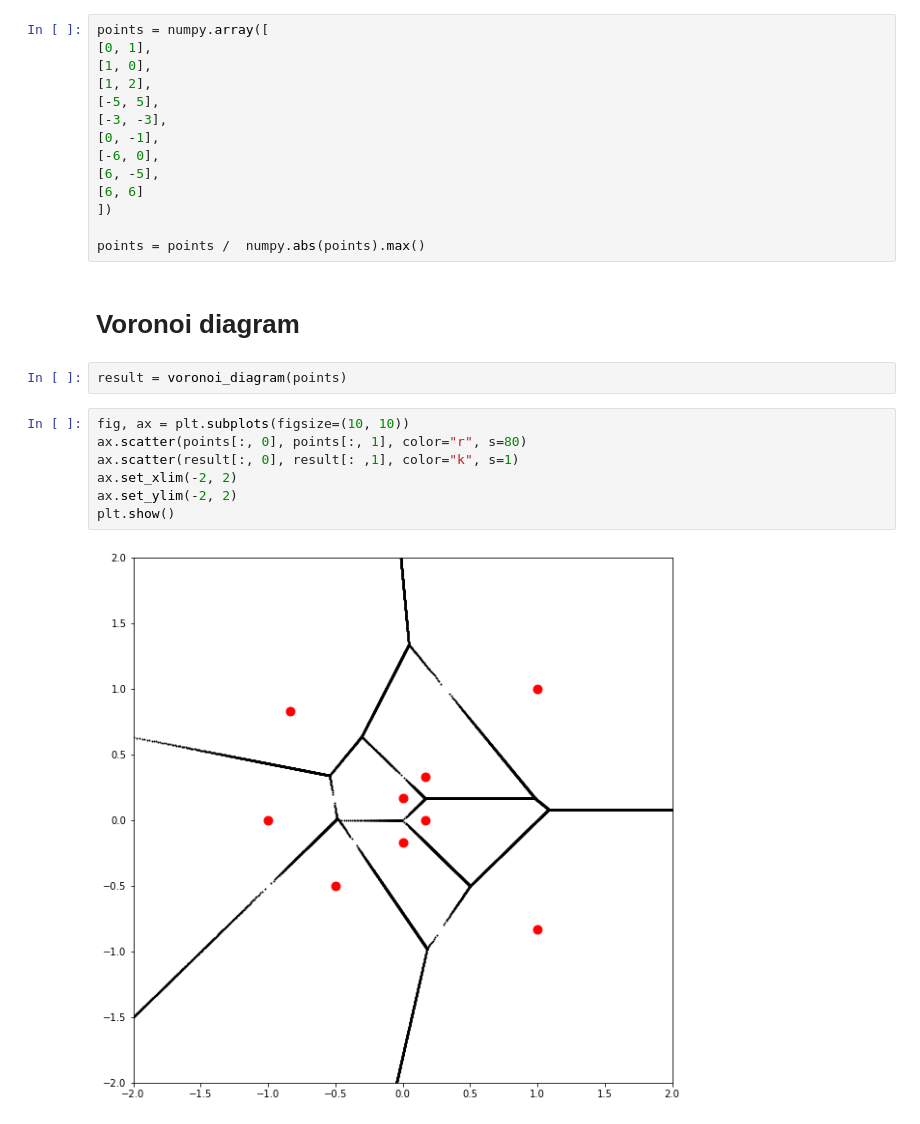
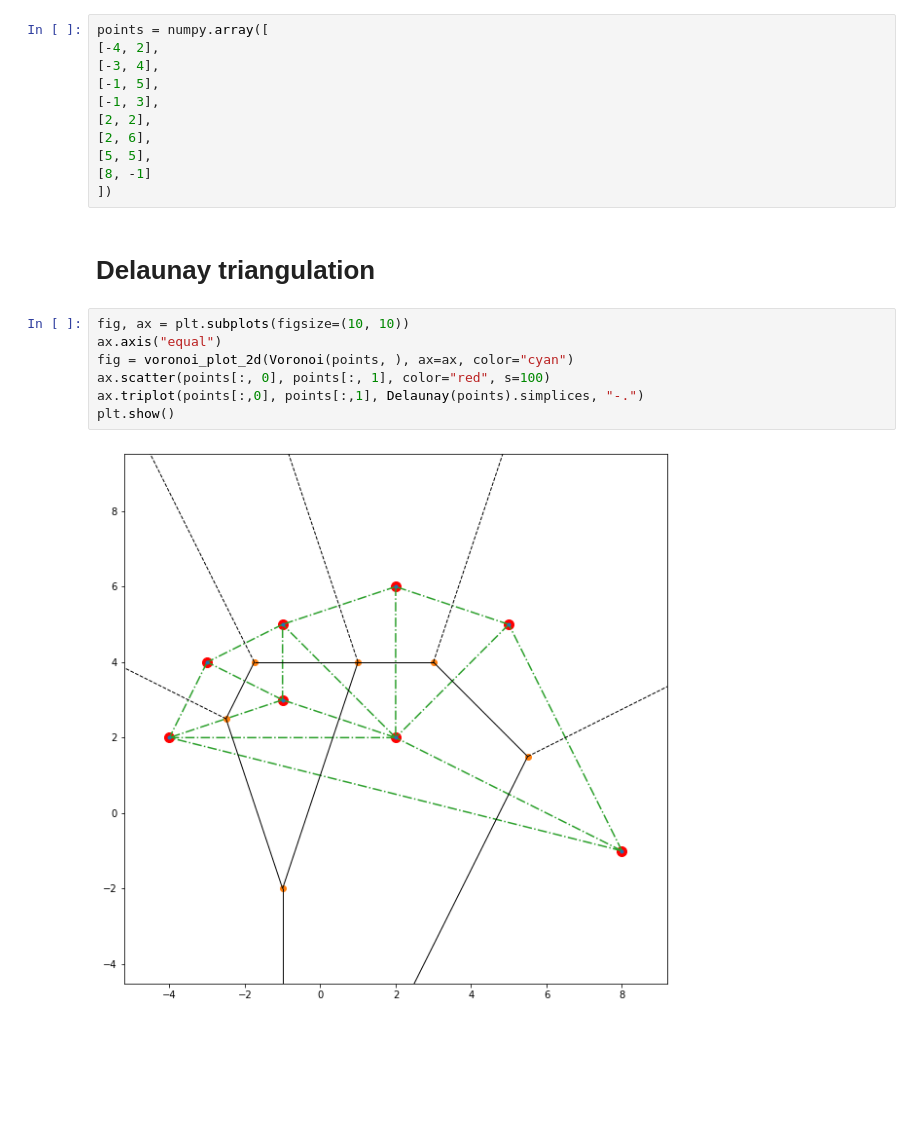
Before and after one commit to kamosevoyan/Computer-Geometry, a Jupyter notebook: Voronoi_diagram.ipynb, the cells around one changed output. Cells and saved outputs as stored; diff of their text form; blank space fills up the shorter version.

```diff
--- a/Voronoi_diagram.ipynb
+++ b/Voronoi_diagram.ipynb
@@ -5,27 +7,22 @@ from functions import voronoi_diagram
-# %%
-points = numpy.array([
-[0, 1],
-[1, 0],
-[1, 2],
-[-5, 5],
-[-3, -3],
-[0, -1],
-[-6, 0],
-[6, -5],
-[6, 6]
-])
-
-points = points /  numpy.abs(points).max()
-# %% [markdown]
-# Voronoi diagram
-# %%
-result = voronoi_diagram(points)
+# %%
+points = numpy.array([
+[-4, 2],
+[-3, 4],
+[-1, 5],
+[-1, 3],
+[2, 2],
+[2, 6],
+[5, 5],
+[8, -1]
+])
+# %% [markdown]
+# Delaunay triangulation
 # %%
 fig, ax = plt.subplots(figsize=(10, 10))
-ax.scatter(points[:, 0], points[:, 1], color="r", s=80)
-ax.scatter(result[:, 0], result[: ,1], color="k", s=1)
-ax.set_xlim(-2, 2)
-ax.set_ylim(-2, 2)
+ax.axis("equal")
+fig = voronoi_plot_2d(Voronoi(points, ), ax=ax, color="cyan")
+ax.scatter(points[:, 0], points[:, 1], color="red", s=100)
+ax.triplot(points[:,0], points[:,1], Delaunay(points).simplices, "-.")
 plt.show()
 # %% [output]
-[figure, old version]
+[figure, new version]
```
Also changed, not shown: parts of 1 cell of this notebook, 1 other file.
